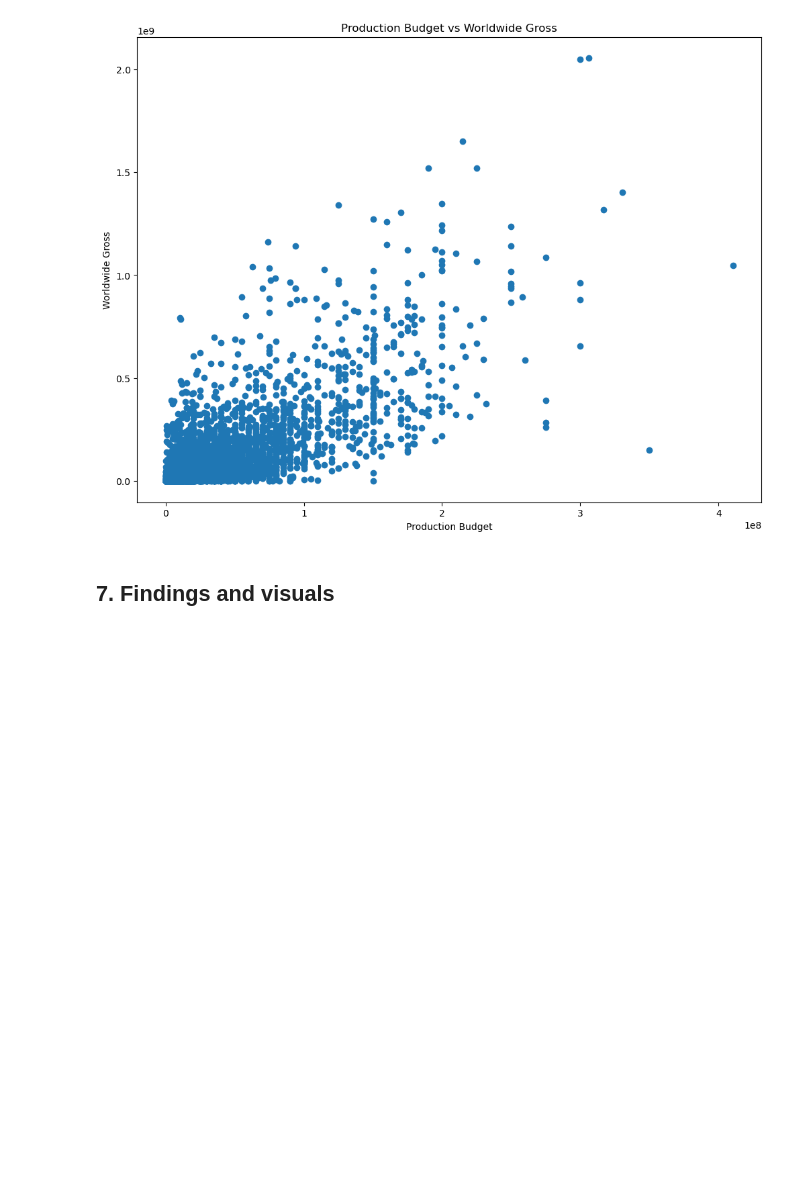
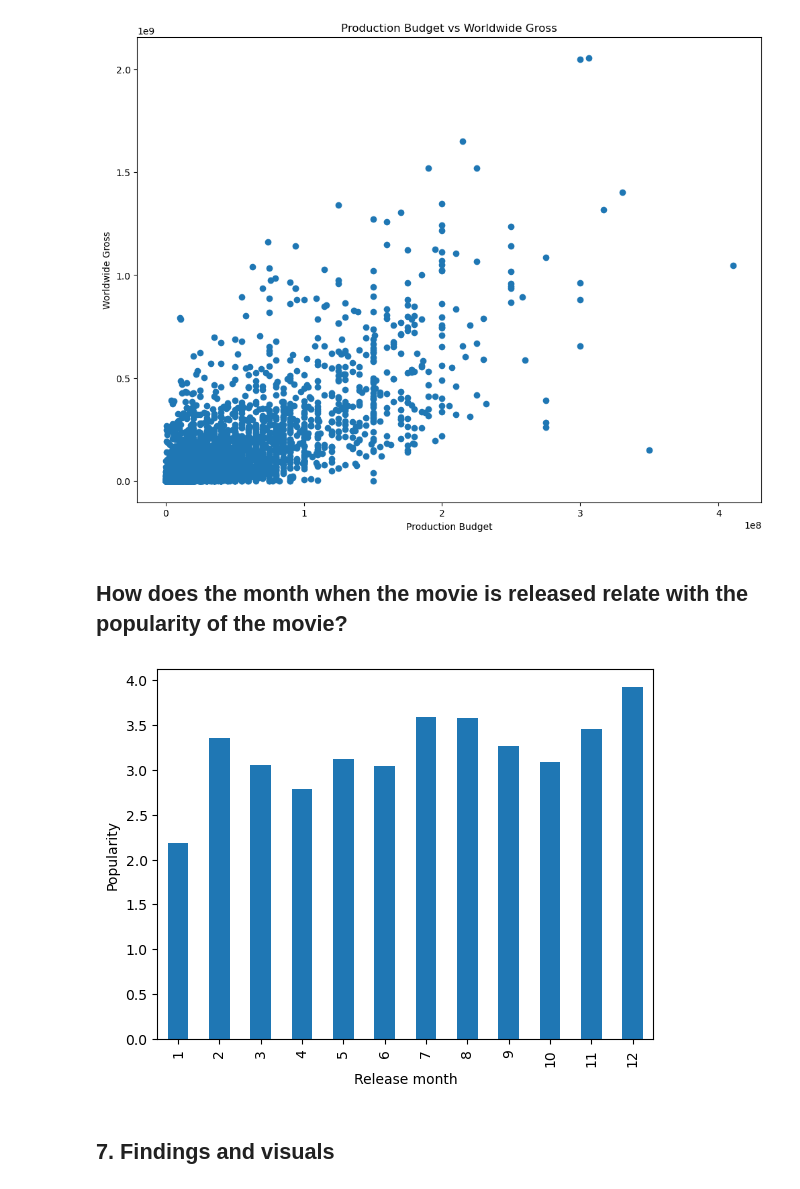
Before and after one commit to PerisWamoni/BoxOffice_Analysis, a Jupyter notebook: Box Office Analysis.ipynb, the cells around one changed output. Saved outputs shown, nothing was run; the diff lists cells and outputs as text; code cells hidden in the pictures; blank space fills up the shorter version.

```diff
--- a/Box Office Analysis.ipynb
+++ b/Box Office Analysis.ipynb
@@ -475,6 +474,25 @@ plt.ylabel('Worldwide Gross')
 plt.show()
 # %% [output]
 [figure]
+# %% [markdown]
+## How does the month when the movie is released relate with the popularity of the movie?
+# %%
+# Checking if the 'release_date' is in datetime format
+df_tmdb_movies['release_date'] = pd.to_datetime (df_tmdb_movies['release_date'])
+
+# Extracting the month from each date
+df_tmdb_movies['release_month'] = df_tmdb_movies['release_date'].dt.month
+
+# Group by month and calculae mean popularity
+mean_popularity_by_month = df_tmdb_movies.groupby('release_month')['popularity'].mean()
+
+# Plotting the data
+mean_popularity_by_month.plot(kind='bar')
+plt.xlabel('Release month')
+plt.ylabel('Popularity')
+plt.show()
+# %% [output]
+[figure, added]
 # %% [markdown]
 ## 7. Findings and visuals
 # %% [markdown]
```
Also changed, not shown: parts of 3 cells of this notebook, 1 other file.
